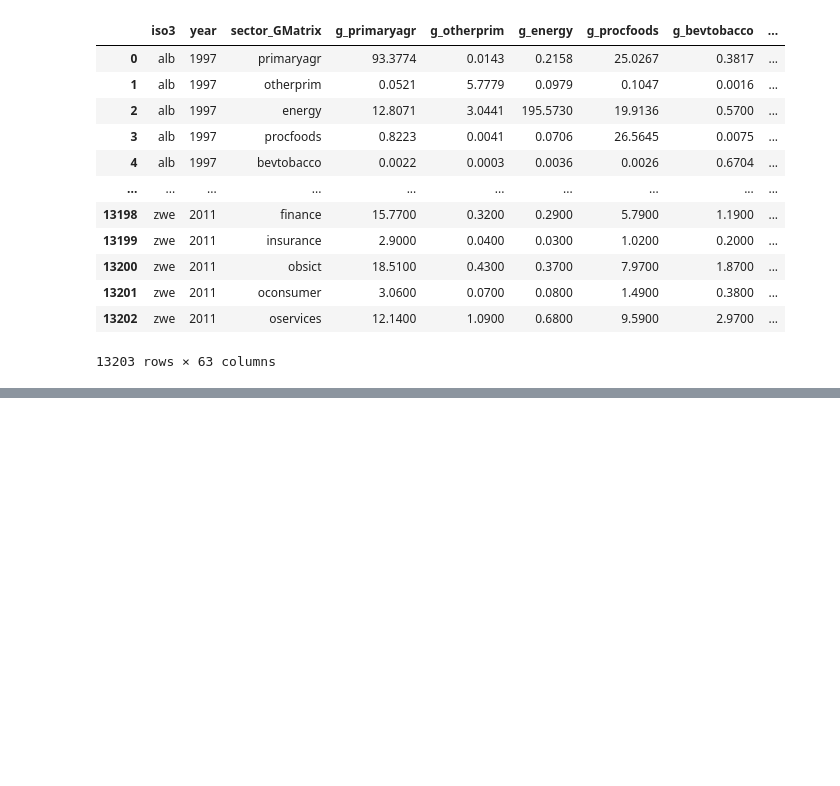
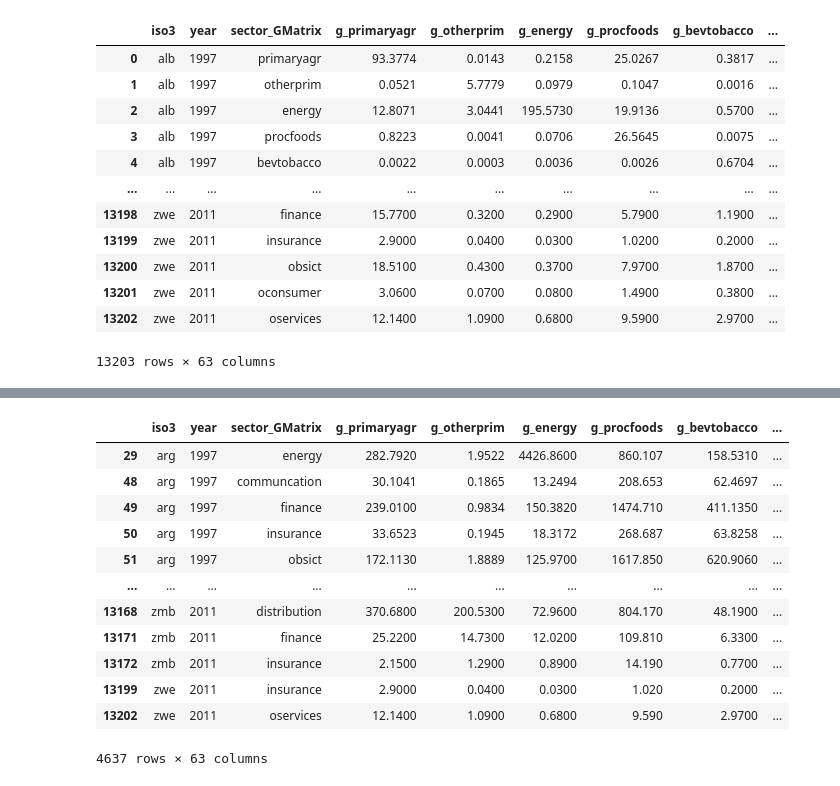
Before and after one commit to BetoRdz01/Actividad-1, a Jupyter notebook: Exportaciones.ipynb, the cells around one changed output, grey strips where cells are left out. Drawn from its saved outputs; the diff is of its cells as text; code cells hidden in the pictures; blank space fills up the shorter version.

```diff
--- a/Exportaciones.ipynb
+++ b/Exportaciones.ipynb
@@ -22,0 +41,18 @@ df
+# %%
+#Filtro 2
+a2 = df[df["h_insurance"]> 0.5]
+a2
+# %% [output]
+|  | iso3 | year | sector_GMatrix | g_primaryagr | g_otherprim | g_energy | g_procfoods | g_bevtobacco | ... |
+| 29 | arg | 1997 | energy | 282.7920 | 1.9522 | 4426.8600 | 860.107 | 158.5310 | ... |
+| 48 | arg | 1997 | communcation | 30.1041 | 0.1865 | 13.2494 | 208.653 | 62.4697 | ... |
+| 49 | arg | 1997 | finance | 239.0100 | 0.9834 | 150.3820 | 1474.710 | 411.1350 | ... |
+| 50 | arg | 1997 | insurance | 33.6523 | 0.1945 | 18.3172 | 268.687 | 63.8258 | ... |
+| 51 | arg | 1997 | obsict | 172.1130 | 1.8889 | 125.9700 | 1617.850 | 620.9060 | ... |
+| ... | ... | ... | ... | ... | ... | ... | ... | ... | ... |
+| 13168 | zmb | 2011 | distribution | 370.6800 | 200.5300 | 72.9600 | 804.170 | 48.1900 | ... |
+| 13171 | zmb | 2011 | finance | 25.2200 | 14.7300 | 12.0200 | 109.810 | 6.3300 | ... |
+| 13172 | zmb | 2011 | insurance | 2.1500 | 1.2900 | 0.8900 | 14.190 | 0.7700 | ... |
+| 13199 | zwe | 2011 | insurance | 2.9000 | 0.0400 | 0.0300 | 1.020 | 0.2000 | ... |
+| 13202 | zwe | 2011 | oservices | 12.1400 | 1.0900 | 0.6800 | 9.590 | 2.9700 | ... |
+4637 rows × 63 columns
```
Also changed, not shown: parts of 1 cell of this notebook, 1 other file.
